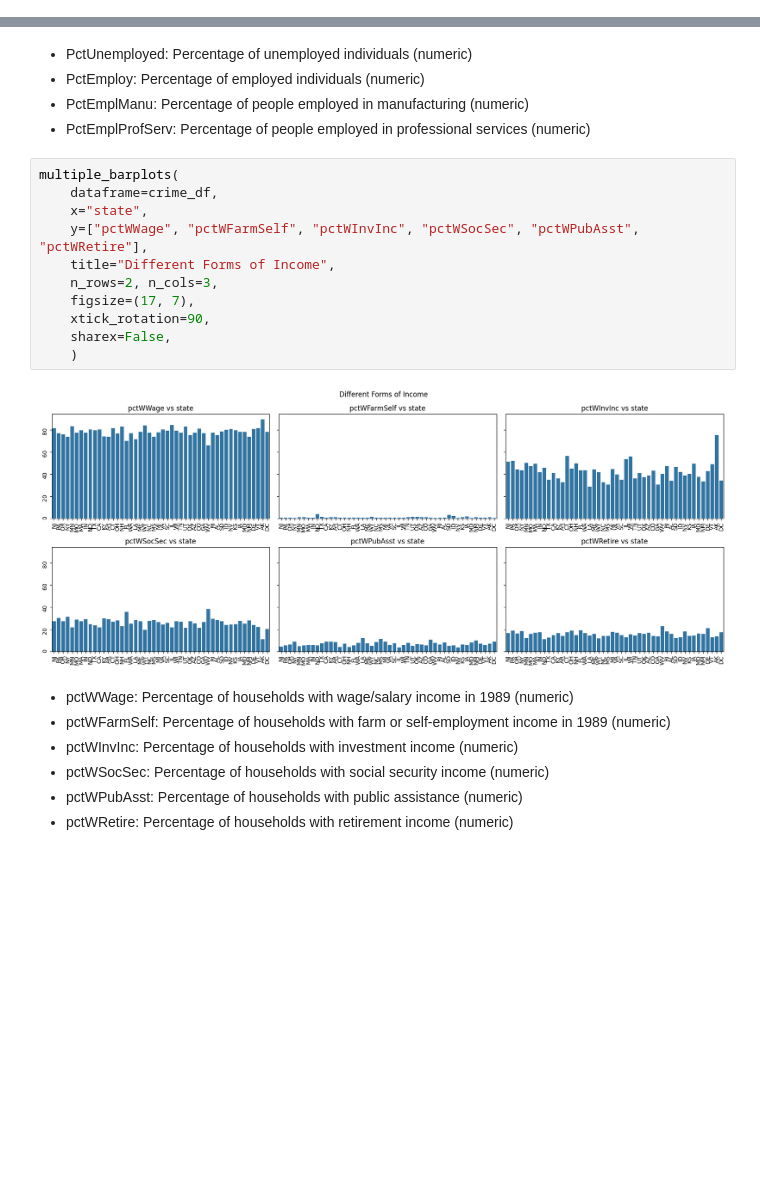
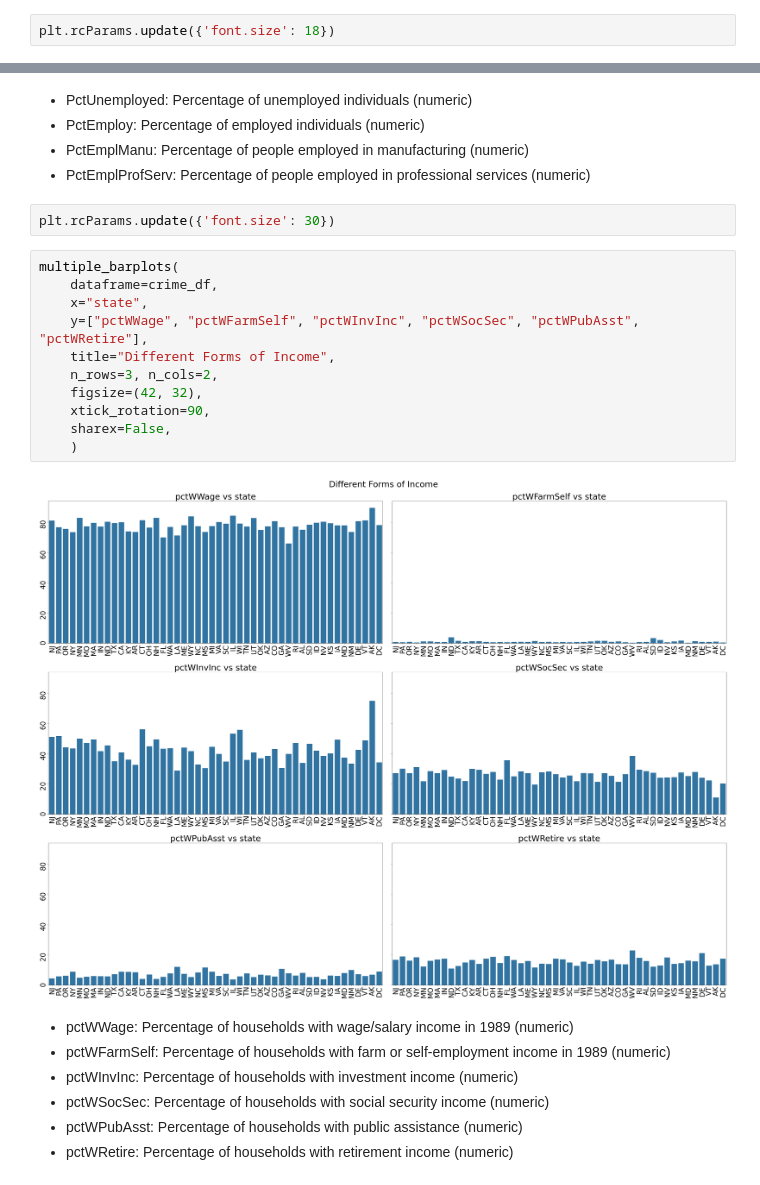
Before and after one commit to RJUNCC/crime_project, a Jupyter notebook: notebooks/communities_crime.ipynb, the cells around one changed output, grey strips where cells are left out. Drawn from its saved outputs; the diff is of its cells as text; blank space fills up the shorter version.

```diff
--- a/notebooks/communities_crime.ipynb
+++ b/notebooks/communities_crime.ipynb
@@ -206,6 +206,8 @@ def multiple_barplots(dataframe:pd.DataFrame, x:str|list, y:str|list[str],  titl
     fig.suptitle(title)
     plt.tight_layout()
     fig.show()
+# %%
+plt.rcParams.update({'font.size': 18})
 # %%
 multiple_barplots(
     dataframe=crime_df,
@@ -260,19 +256,21 @@ multiple_barplots(
 * PctEmploy: Percentage of employed individuals (numeric)
 * PctEmplManu: Percentage of people employed in manufacturing (numeric)
 * PctEmplProfServ: Percentage of people employed in professional services (numeric)
+# %%
+plt.rcParams.update({'font.size': 30})
 # %%
 multiple_barplots(
     dataframe=crime_df,
     x="state",
     y=["pctWWage", "pctWFarmSelf", "pctWInvInc", "pctWSocSec", "pctWPubAsst", "pctWRetire"],
     title="Different Forms of Income",
-    n_rows=2, n_cols=3,
-    figsize=(17, 7),
+    n_rows=3, n_cols=2,
+    figsize=(42, 32),
     xtick_rotation=90,
     sharex=False,
     )
 # %% [output]
-[figure, old version]
+[figure, new version]
 # %% [markdown]
 * pctWWage: Percentage of households with wage/salary income in 1989 (numeric)
 * pctWFarmSelf: Percentage of households with farm or self-employment income in 1989 (numeric)
```
Also changed, not shown: parts of 32 cells of this notebook, 2 other files.
